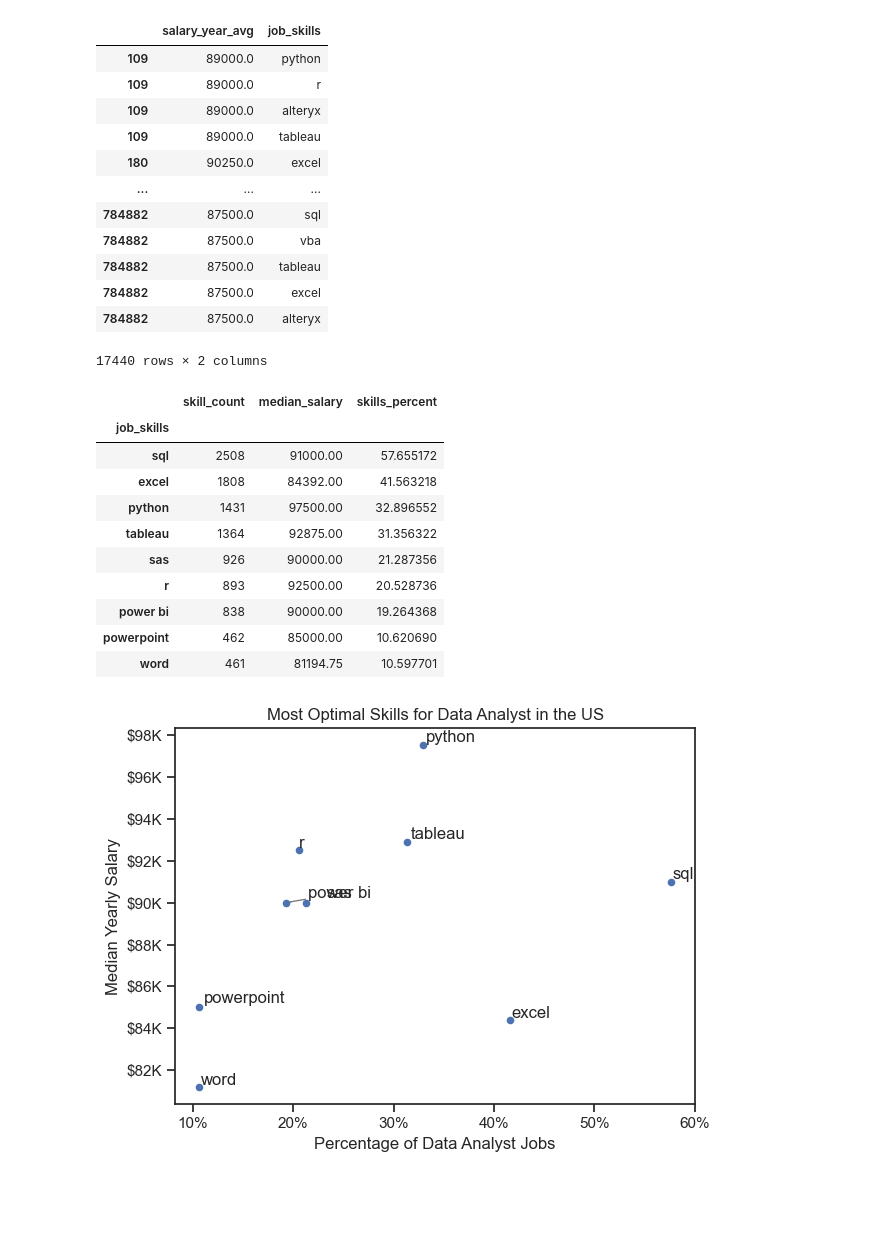
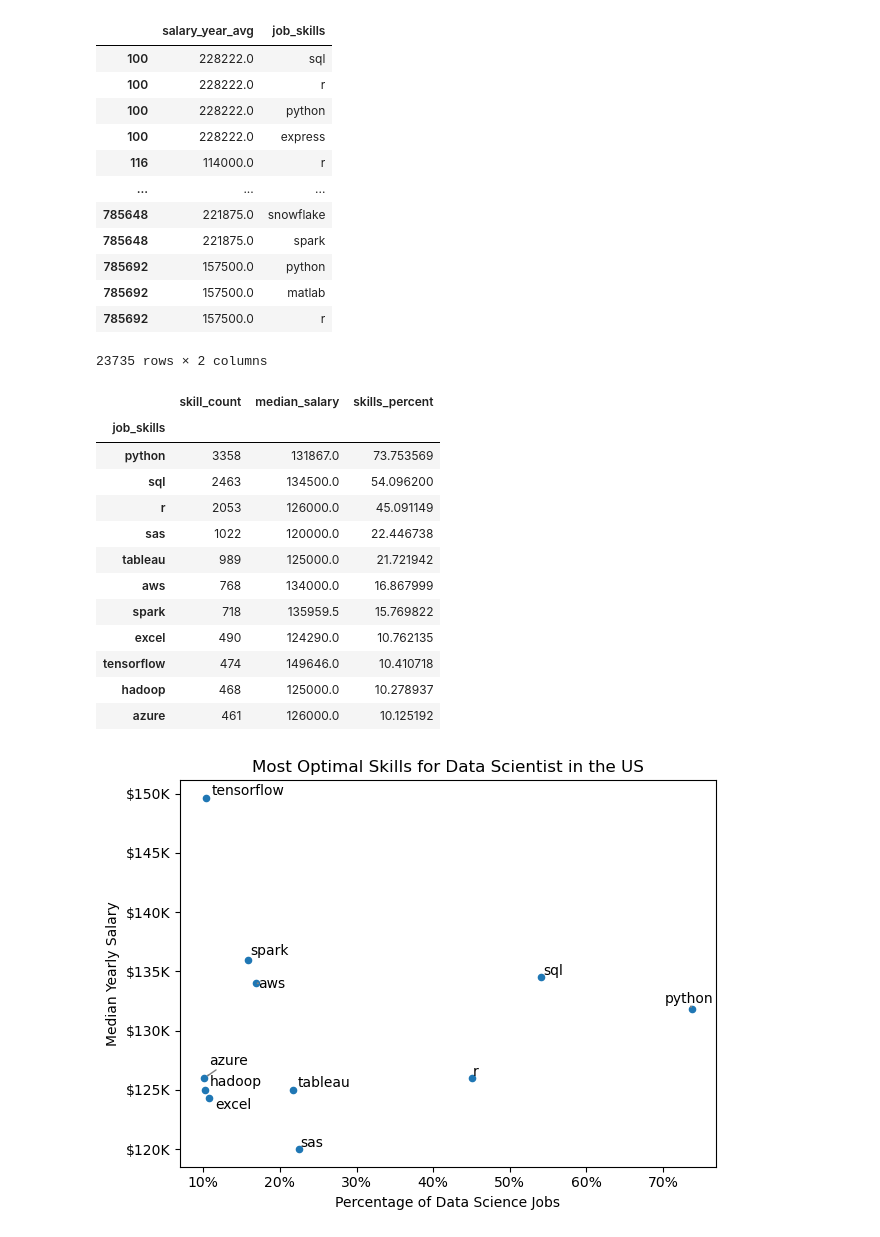
Before and after one commit to AdeS-YourDataBabe/python_project, a Jupyter notebook: 3_project/5_optimal_skills.ipynb, the cells around one changed output. Saved outputs shown, nothing was run; the diff lists cells and outputs as text; code cells hidden in the pictures; blank space fills up the shorter version.

```diff
--- a/3_project/5_optimal_skills.ipynb
+++ b/3_project/5_optimal_skills.ipynb
@@ -15,80 +15,82 @@ df = dataset['train'].to_pandas()
 df['job_posted_date'] = pd.to_datetime(df['job_posted_date'])
 df['job_skills'] = df['job_skills'].apply(lambda x: ast.literal_eval(x) if pd.notna(x) else x)
 # %%
-df_DA_US = df[(df['job_title_short'] == 'Data Analyst') & (df['job_country'] == 'United States')].copy()
+df_DS_US = df[(df['job_title_short'] == 'Data Scientist') & (df['job_country'] == 'United States')].copy()
 # %%
-df_DA_US = df_DA_US.dropna(subset = ['salary_year_avg'])
+df_DS_US = df_DS_US.dropna(subset = ['salary_year_avg'])
 
-df_DA_US_exploded = df_DA_US.explode('job_skills')
+df_DS_US_exploded = df_DS_US.explode('job_skills')
 
-df_DA_US_exploded[['salary_year_avg','job_skills']]
+df_DS_US_exploded[['salary_year_avg','job_skills']]
 # %% [output]
 |  | salary_year_avg | job_skills |
-| 109 | 89000.0 | python |
-| 109 | 89000.0 | r |
-| 109 | 89000.0 | alteryx |
-| 109 | 89000.0 | tableau |
-| 180 | 90250.0 | excel |
+| 100 | 228222.0 | sql |
+| 100 | 228222.0 | r |
+| 100 | 228222.0 | python |
+| 100 | 228222.0 | express |
+| 116 | 114000.0 | r |
 | ... | ... | ... |
-| 784882 | 87500.0 | sql |
-| 784882 | 87500.0 | vba |
-| 784882 | 87500.0 | tableau |
-| 784882 | 87500.0 | excel |
-| 784882 | 87500.0 | alteryx |
+| 785648 | 221875.0 | snowflake |
+| 785648 | 221875.0 | spark |
+| 785692 | 157500.0 | python |
+| 785692 | 157500.0 | matlab |
+| 785692 | 157500.0 | r |
-17440 rows × 2 columns
+23735 rows × 2 columns
 # %%
-df_DA_skills = df_DA_US_exploded.groupby('job_skills')['salary_year_avg'].agg(['count', 'median']).sort_values(by = 'count', ascending= False)
+df_DS_skills = df_DS_US_exploded.groupby('job_skills')['salary_year_avg'].agg(['count', 'median']).sort_values(by = 'count', ascending= False)
 
-df_DA_skills = df_DA_skills.rename(columns = {'count': 'skill_count', 'median': 'median_salary'})
+df_DS_skills = df_DS_skills.rename(columns = {'count': 'skill_count', 'median': 'median_salary'})
 
-DA_job_count = len(df_DA_US)
+DA_job_count = len(df_DS_US)
 
-df_DA_skills['skills_percent'] = df_DA_skills['skill_count'] / DA_job_count * 100
+df_DS_skills['skills_percent'] = df_DS_skills['skill_count'] / DA_job_count * 100
 
 skill_percent = 10
 
-df_DA_skills_high_demand = df_DA_skills[df_DA_skills['skills_percent'] > skill_percent]
+df_DS_skills_high_demand = df_DS_skills[df_DS_skills['skills_percent'] > skill_percent]
 
-df_DA_skills_high_demand
+df_DS_skills_high_demand
 # %% [output]
 |  | skill_count | median_salary | skills_percent |
 | job_skills |  |  |  |
-| sql | 2508 | 91000.00 | 57.655172 |
-| excel | 1808 | 84392.00 | 41.563218 |
-| python | 1431 | 97500.00 | 32.896552 |
-| tableau | 1364 | 92875.00 | 31.356322 |
-| sas | 926 | 90000.00 | 21.287356 |
-| r | 893 | 92500.00 | 20.528736 |
-| power bi | 838 | 90000.00 | 19.264368 |
-| powerpoint | 462 | 85000.00 | 10.620690 |
-| word | 461 | 81194.75 | 10.597701 |
+| python | 3358 | 131867.0 | 73.753569 |
+| sql | 2463 | 134500.0 | 54.096200 |
+| r | 2053 | 126000.0 | 45.091149 |
+| sas | 1022 | 120000.0 | 22.446738 |
+| tableau | 989 | 125000.0 | 21.721942 |
+| aws | 768 | 134000.0 | 16.867999 |
+| spark | 718 | 135959.5 | 15.769822 |
+| excel | 490 | 124290.0 | 10.762135 |
+| tensorflow | 474 | 149646.0 | 10.410718 |
+| hadoop | 468 | 125000.0 | 10.278937 |
+| azure | 461 | 126000.0 | 10.125192 |
 # %%
 from adjustText import adjust_text
 
-df_DA_skills_high_demand.plot(kind = 'scatter', x = 'skills_percent', y = 'median_salary')
+df_DS_skills_high_demand.plot(kind = 'scatter', x = 'skills_percent', y = 'median_salary')
 
 #prepare texts for adjustments
 texts = []
-for i, txt in enumerate(df_DA_skills_high_demand.index):
-    texts.append(plt.text(df_DA_skills_high_demand['skills_percent'].iloc[i], df_DA_skills_high_demand['median_salary'].iloc[i], txt))
+for i, txt in enumerate(df_DS_skills_high_demand.index):
+    texts.append(plt.text(df_DS_skills_high_demand['skills_percent'].iloc[i], df_DS_skills_high_demand['median_salary'].iloc[i], txt))
 
 #adjust texts to avoid overlap
 adjust_text(texts, arrowprops=dict(arrowstyle = '->', color='gray'))
 
-plt.title(f'Most Optimal Skills for Data Analyst in the US')
-plt.xlabel('Percentage of Data Analyst Jobs')
+plt.title(f'Most Optimal Skills for Data Scientist in the US')
+plt.xlabel('Percentage of Data Science Jobs')
 plt.ylabel('Median Yearly Salary')
 
 from matplotlib.ticker import PercentFormatter
 ax = plt.gca()
 ax.yaxis.set_major_formatter(plt.FuncFormatter(lambda y, pos: f'${int(y/1000)}K'))
 ax.xaxis.set_major_formatter(PercentFormatter(decimals = 0))
 
 #Adjust layout and display plot
 plt.tight_layout()
 plt.show()
 # %% [output]
-[figure, old version]
+[figure, new version]
 # %%
 df_technology = df['job_type_skills'].copy()
 
```
Also changed, not shown: parts of 4 cells of this notebook, 36 other files.
